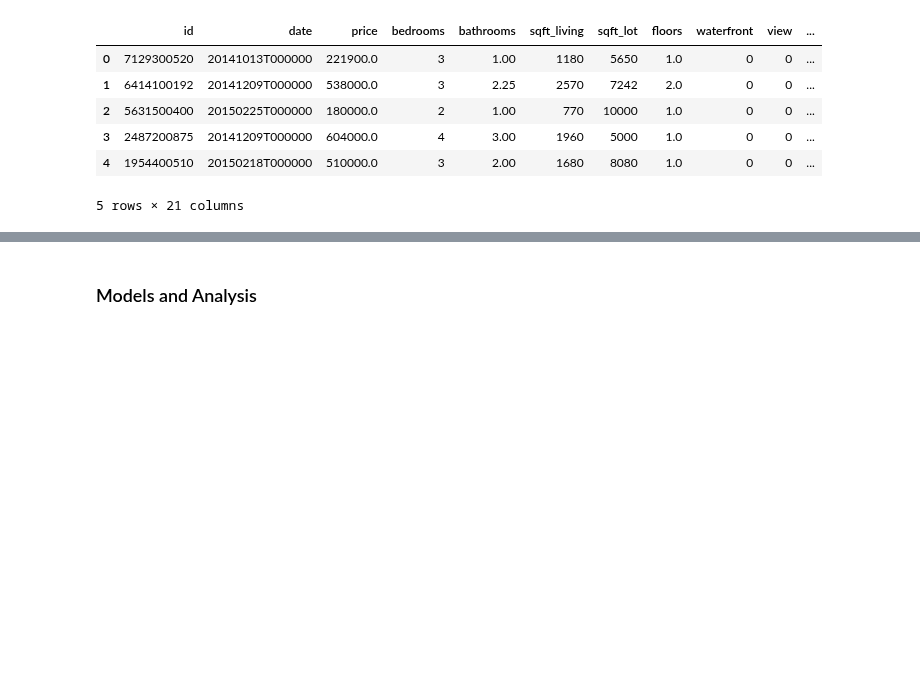
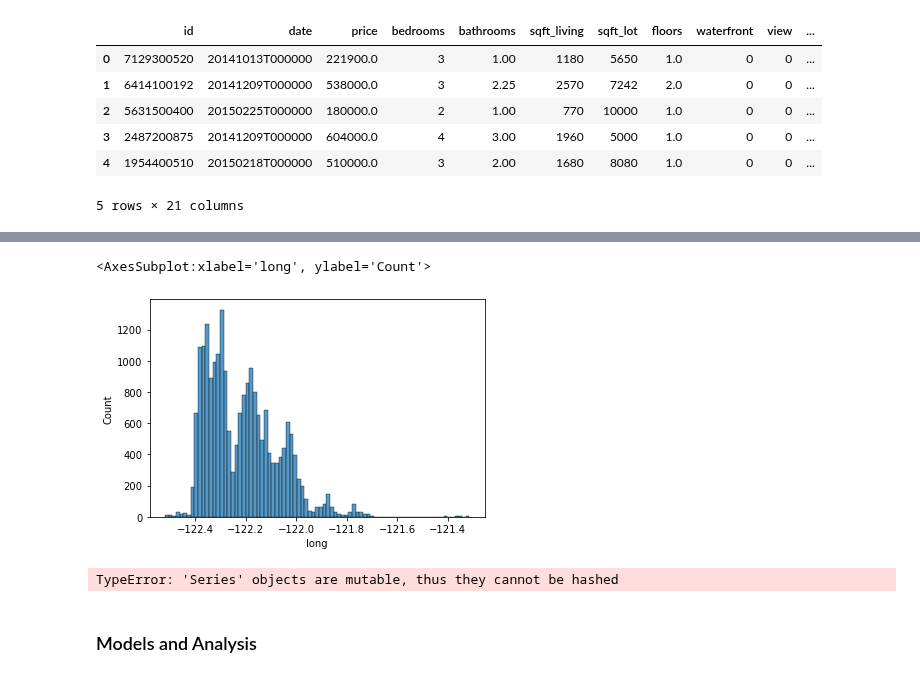
Before and after one commit to StephenTGibson/COMP527-colabNotebooks, a Jupyter notebook: COMP534-AppliedArtificialIntelligence/COMP534-CA2.ipynb, the cells around one changed output, grey strips where cells are left out. Drawn from its saved outputs; the diff is of its cells as text; code cells hidden in the pictures; blank space fills up the shorter version.

```diff
--- a/COMP534-AppliedArtificialIntelligence/COMP534-CA2.ipynb
+++ b/COMP534-AppliedArtificialIntelligence/COMP534-CA2.ipynb
@@ -104,0 +198,5 @@ Name: bathrooms, dtype: int64
+# %%
+sns.histplot(df['long'])
+# %% [output]
+<AxesSubplot:xlabel='long', ylabel='Count'>
+[figure, added]
@@ -105,3 +210,8 @@ Name: bathrooms, dtype: int64
+# %%
+df['crossedLatLong'] = tf.feature_column.crossed_column(set([df['latBinned'], df['longBinned']]), hash_bucket_size=1000)
+#long_x_lat = tf.feature_column.crossed_column(set([bucketized_longitude, bucketized_latitude]), hash_bucket_size=1000)
+# %% [output]
+TypeError: 'Series' objects are mutable, thus they cannot be hashed
 # %% [markdown]
 ### Models and Analysis
 # %% [markdown]
```
Also changed, not shown: parts of 17 cells of this notebook.
